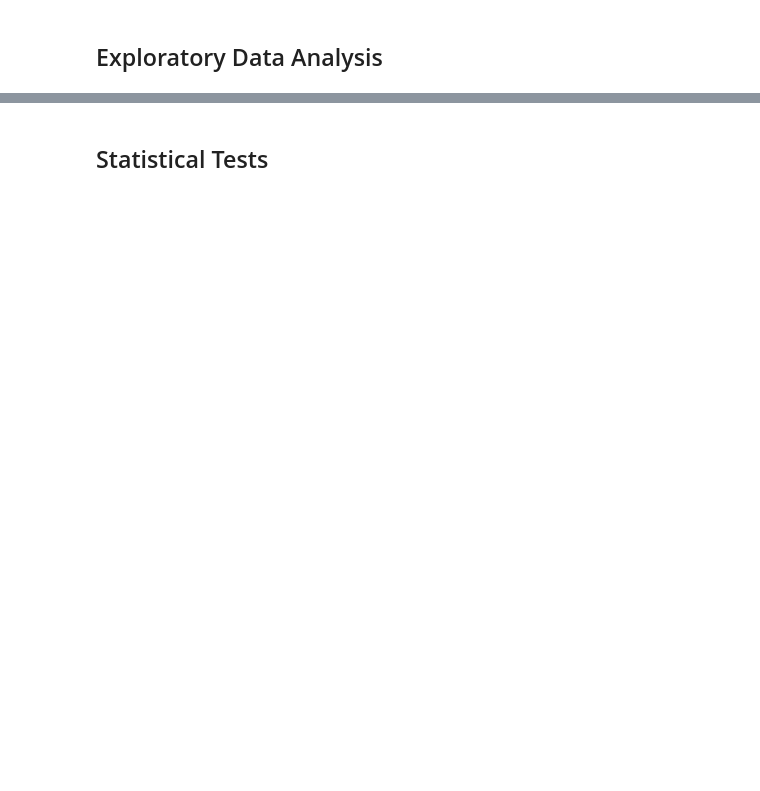
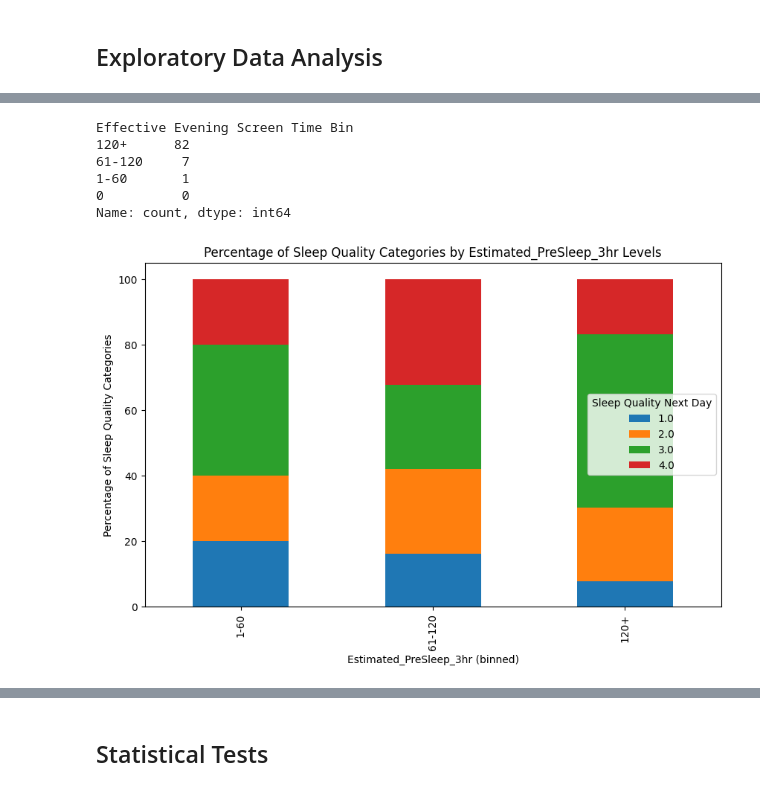
Before and after one commit to machiwao/CCDATSCL_PROJECT, a Jupyter notebook: CCDATSCL_Project_Code Implementation.ipynb, the cells around one changed output, grey strips where cells are left out. Drawn from its saved outputs; the diff is of its cells as text; code cells hidden in the pictures; blank space fills up the shorter version.

```diff
--- a/CCDATSCL_Project_Code Implementation.ipynb
+++ b/CCDATSCL_Project_Code Implementation.ipynb
@@ -89,0 +225,25 @@ np.int64(0)
+# %%
+# Check number of values for each bin of Effective Evening Screen Time
+print(df['Effective Evening Screen Time Bin'].value_counts())
+# %% [output]
+Effective Evening Screen Time Bin
+120+      82
+61-120     7
+1-60       1
+0          0
+Name: count, dtype: int64
+# %%
+# Stacked Bar Chart for Showing the Percentage of Sleep Quality Categories for Different Levels of Estimated_PreSleep_3hr
+# Create bins for Estimated_PreSleep_3hr
+df['Pre Sleep Bin'] = pd.cut(df['Estimated_PreSleep_3hr'], bins=[-1, 0, 60, 120, np.inf], labels=['0', '1-60', '61-120', '120+'])
+# Create a crosstab of Sleep Quality categories by Evening Screen Time bins
+crosstab = pd.crosstab(df['Pre Sleep Bin'], df['SleepQualityNextDay'], normalize='index') * 100
+# Plot the stacked bar chart
+crosstab.plot(kind='bar', stacked=True, figsize=(10, 6))
+plt.title('Percentage of Sleep Quality Categories by Estimated_PreSleep_3hr Levels')
+plt.xlabel('Estimated_PreSleep_3hr (binned)')
+plt.ylabel('Percentage of Sleep Quality Categories')
+plt.legend(title='Sleep Quality Next Day')
+plt.show()
+# %% [output]
+[figure, added]
```
Also changed, not shown: parts of 26 cells of this notebook, 1 other file.
